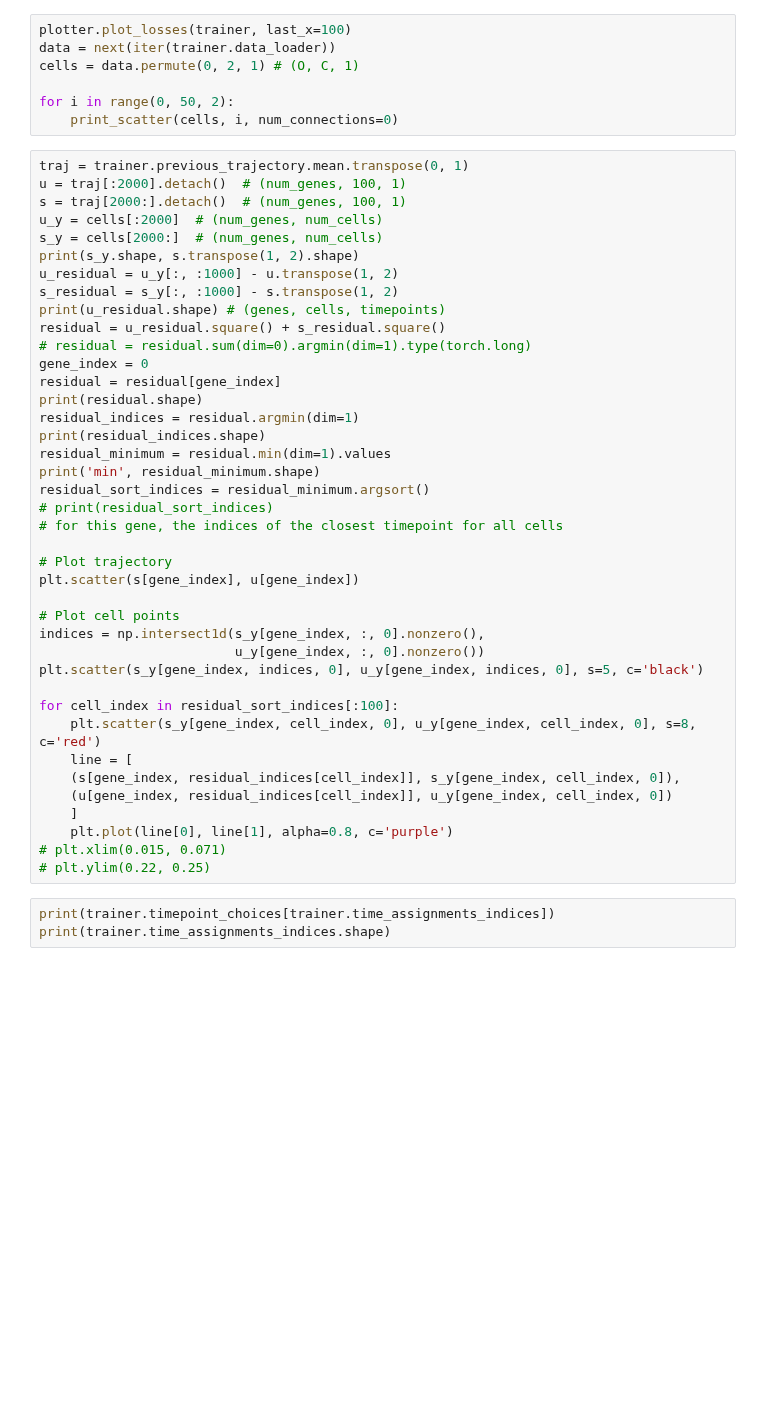
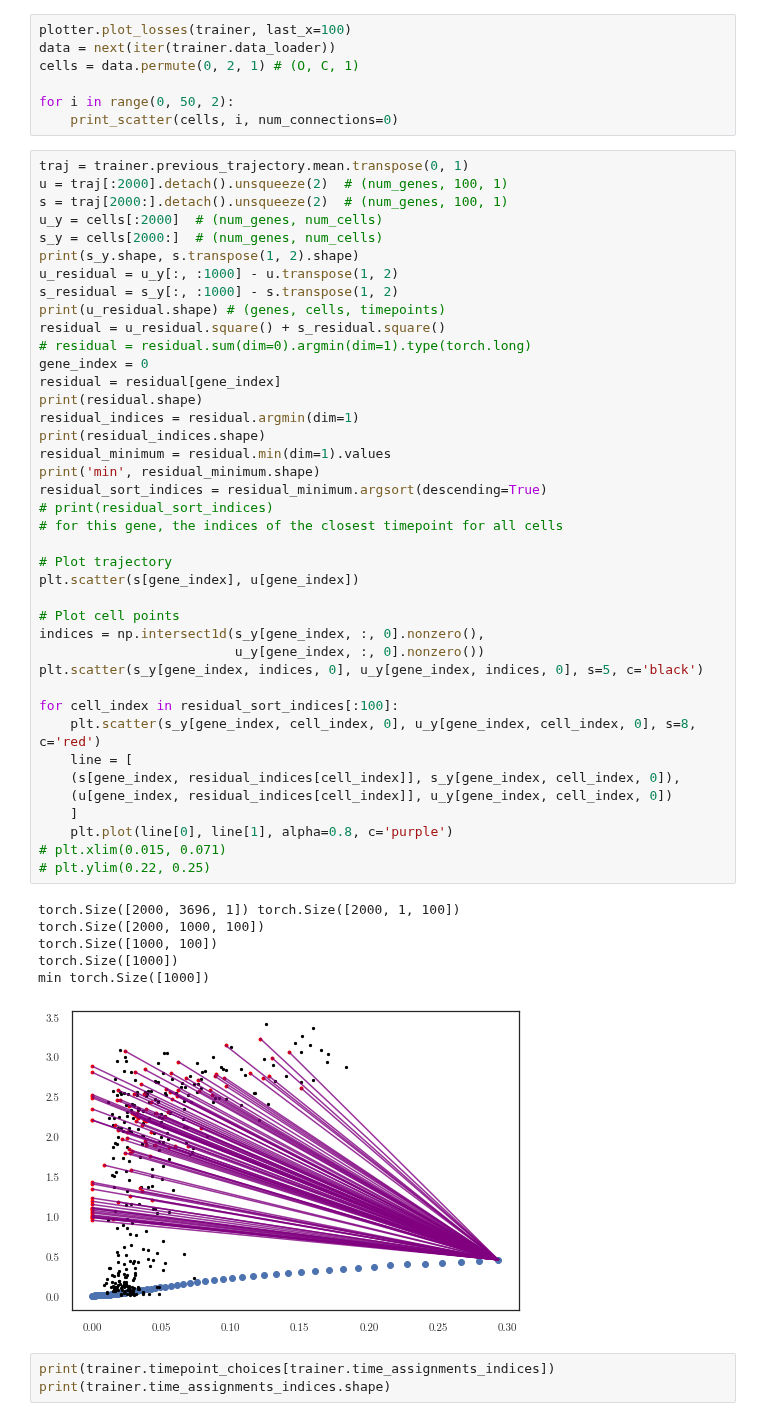
Before and after one commit to mossjacob/alfi, a Jupyter notebook: experiments/rnavelocity/rnavelocity.ipynb, the cells around one changed output. Saved outputs shown, nothing was run; the diff lists cells and outputs as text; blank space fills up the shorter version.

```diff
--- a/experiments/rnavelocity/rnavelocity.ipynb
+++ b/experiments/rnavelocity/rnavelocity.ipynb
@@ -247,8 +237,8 @@ for i in range(0, 50, 2):
     print_scatter(cells, i, num_connections=0)
 # %%
 traj = trainer.previous_trajectory.mean.transpose(0, 1)
-u = traj[:2000].detach()  # (num_genes, 100, 1)
-s = traj[2000:].detach()  # (num_genes, 100, 1)
+u = traj[:2000].detach().unsqueeze(2)  # (num_genes, 100, 1)
+s = traj[2000:].detach().unsqueeze(2)  # (num_genes, 100, 1)
 u_y = cells[:2000]  # (num_genes, num_cells)
 s_y = cells[2000:]  # (num_genes, num_cells)
 print(s_y.shape, s.transpose(1, 2).shape)
@@ -257,34 +247,41 @@ s_residual = s_y[:, :1000] - s.transpose(1, 2)
 print(u_residual.shape) # (genes, cells, timepoints)
 residual = u_residual.square() + s_residual.square()
 # residual = residual.sum(dim=0).argmin(dim=1).type(torch.long)
 gene_index = 0
 residual = residual[gene_index]
 print(residual.shape)
 residual_indices = residual.argmin(dim=1)
 print(residual_indices.shape)
 residual_minimum = residual.min(dim=1).values
 print('min', residual_minimum.shape)
-residual_sort_indices = residual_minimum.argsort()
+residual_sort_indices = residual_minimum.argsort(descending=True)
 # print(residual_sort_indices)
 # for this gene, the indices of the closest timepoint for all cells
 
 # Plot trajectory
 plt.scatter(s[gene_index], u[gene_index])
 
 # Plot cell points
 indices = np.intersect1d(s_y[gene_index, :, 0].nonzero(),
                          u_y[gene_index, :, 0].nonzero())
 plt.scatter(s_y[gene_index, indices, 0], u_y[gene_index, indices, 0], s=5, c='black')
 
 for cell_index in residual_sort_indices[:100]:
     plt.scatter(s_y[gene_index, cell_index, 0], u_y[gene_index, cell_index, 0], s=8, c='red')
     line = [
     (s[gene_index, residual_indices[cell_index]], s_y[gene_index, cell_index, 0]),
     (u[gene_index, residual_indices[cell_index]], u_y[gene_index, cell_index, 0])
     ]
     plt.plot(line[0], line[1], alpha=0.8, c='purple')
 # plt.xlim(0.015, 0.071)
 # plt.ylim(0.22, 0.25)
+# %% [output]
+torch.Size([2000, 3696, 1]) torch.Size([2000, 1, 100])
+torch.Size([2000, 1000, 100])
+torch.Size([1000, 100])
+torch.Size([1000])
+min torch.Size([1000])
+[figure, added]
 # %%
 print(trainer.timepoint_choices[trainer.time_assignments_indices])
 print(trainer.time_assignments_indices.shape)
```
Also changed, not shown: parts of 13 cells of this notebook, 2 other files.
